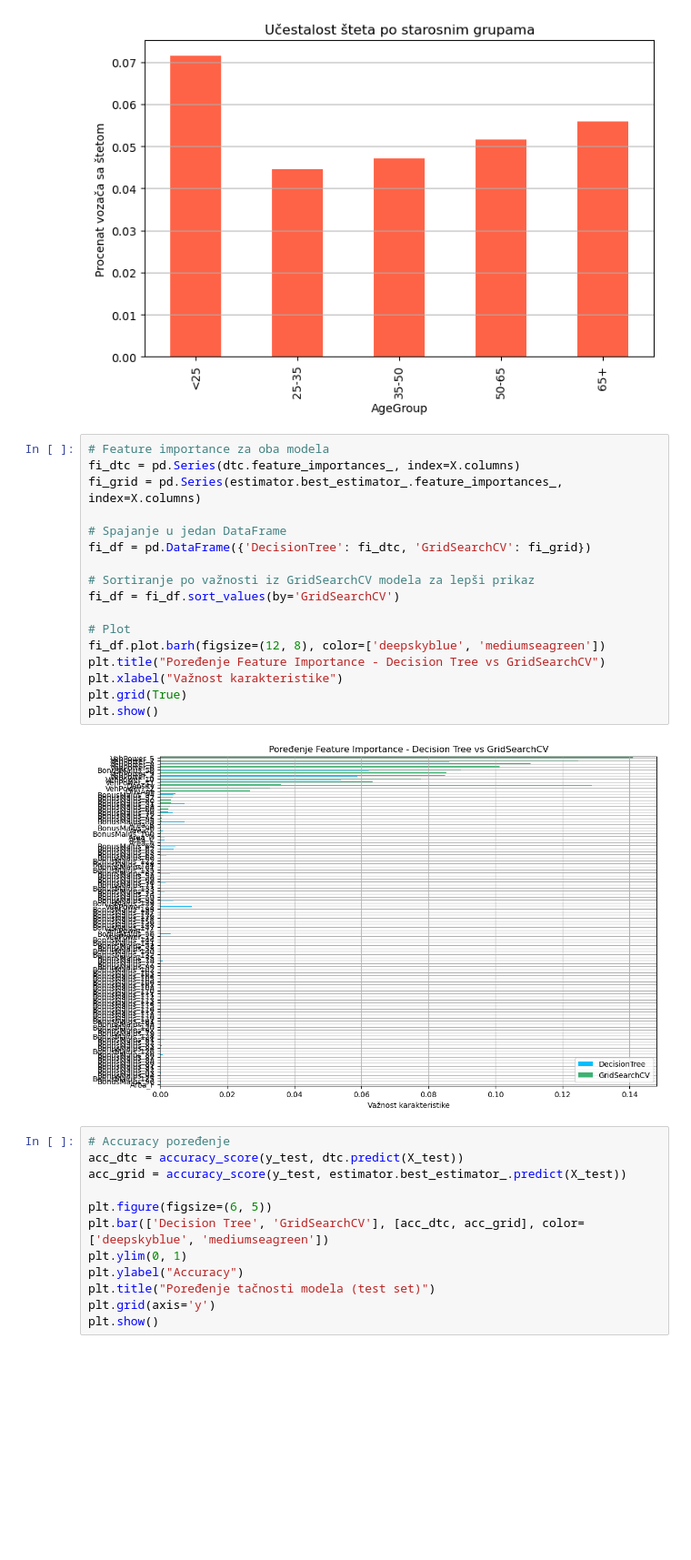
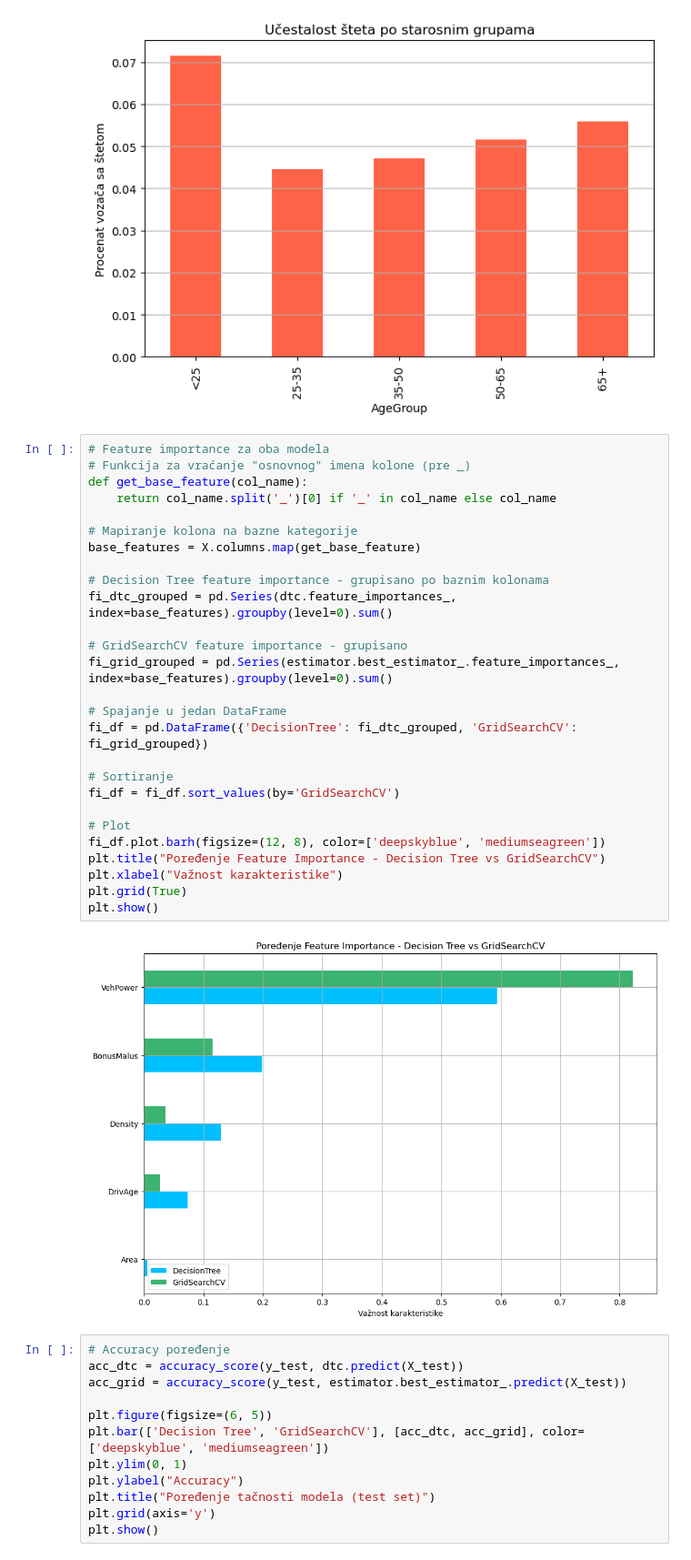
Before and after one commit to BabicDanica/Uvod_u_istrazivanje_podataka_projekat, a Jupyter notebook: klasifikacija/stabloOdlucivanja.ipynb, the cells around one changed output. Shown at 91% size. Drawn from its saved outputs; the diff is of its cells as text; blank space fills up the shorter version.

```diff
--- a/klasifikacija/stabloOdlucivanja.ipynb
+++ b/klasifikacija/stabloOdlucivanja.ipynb
@@ -292,23 +288,33 @@ plt.show()
 [figure]
 # %%
 # Feature importance za oba modela
-fi_dtc = pd.Series(dtc.feature_importances_, index=X.columns)
-fi_grid = pd.Series(estimator.best_estimator_.feature_importances_, index=X.columns)
+# Funkcija za vraćanje "osnovnog" imena kolone (pre _)
+def get_base_feature(col_name):
+    return col_name.split('_')[0] if '_' in col_name else col_name
+
+# Mapiranje kolona na bazne kategorije
+base_features = X.columns.map(get_base_feature)
+
+# Decision Tree feature importance - grupisano po baznim kolonama
+fi_dtc_grouped = pd.Series(dtc.feature_importances_, index=base_features).groupby(level=0).sum()
+
+# GridSearchCV feature importance - grupisano
+fi_grid_grouped = pd.Series(estimator.best_estimator_.feature_importances_, index=base_features).groupby(level=0).sum()
 
 # Spajanje u jedan DataFrame
-fi_df = pd.DataFrame({'DecisionTree': fi_dtc, 'GridSearchCV': fi_grid})
+fi_df = pd.DataFrame({'DecisionTree': fi_dtc_grouped, 'GridSearchCV': fi_grid_grouped})
 
-# Sortiranje po važnosti iz GridSearchCV modela za lepši prikaz
+# Sortiranje
 fi_df = fi_df.sort_values(by='GridSearchCV')
 
 # Plot
 fi_df.plot.barh(figsize=(12, 8), color=['deepskyblue', 'mediumseagreen'])
 plt.title("Poređenje Feature Importance - Decision Tree vs GridSearchCV")
 plt.xlabel("Važnost karakteristike")
 plt.grid(True)
 plt.show()
 # %% [output]
-[figure, old version]
+[figure, new version]
 # %%
 # Accuracy poređenje
 acc_dtc = accuracy_score(y_test, dtc.predict(X_test))
```
Also changed, not shown: parts of 1 cell of this notebook, 3 other files.
